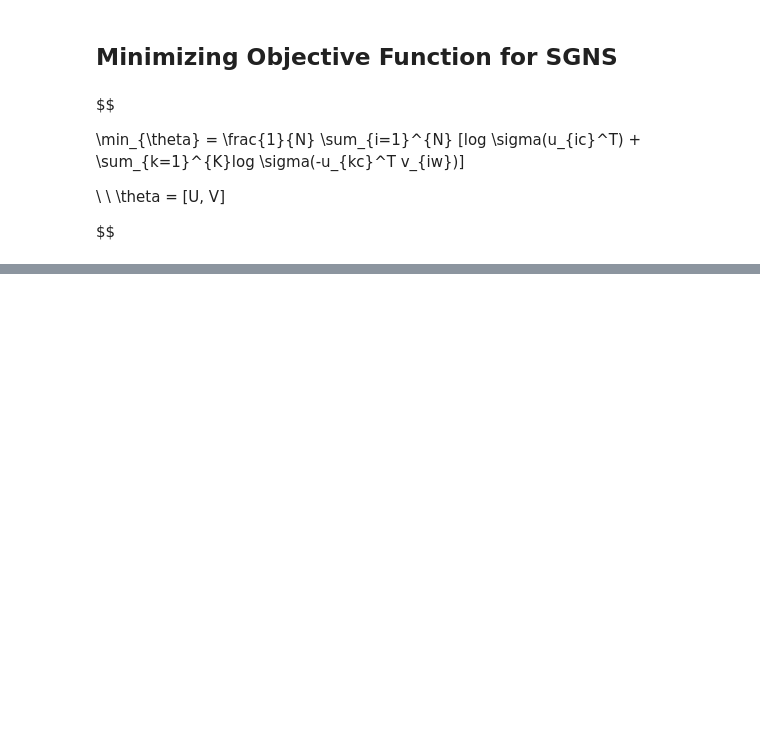
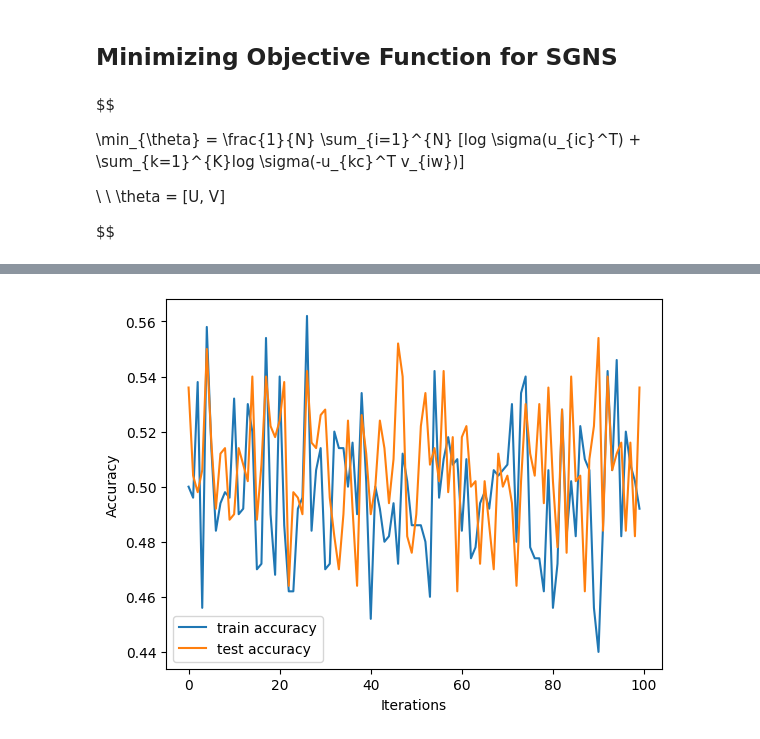
Before and after one commit to kclzl-nus/Word-Embeddings, a Jupyter notebook: SGNS-full-derivative.ipynb, the cells around one changed output, grey strips where cells are left out. Drawn from its saved outputs; the diff is of its cells as text; code cells hidden in the pictures; blank space fills up the shorter version.

```diff
--- a/SGNS-full-derivative.ipynb
+++ b/SGNS-full-derivative.ipynb
@@ -264,12 +30,6 @@ def sigmoid(x):
     return 1 / (1 + jnp.exp(-x))
 # %%
 # define a local loss function
-# where it takes a params argument where params = [U, V]
-# U and V are the embedding matrices. Dimension of U : (n x |v|), Dimension of V : (|v| x n)
-# target is the index of the target word vector in the V matrix. Dimension: (1,)
-# context is the index of the context word vectors in the U matrix. Dimension: (n,)
-# returns a real number
-
 def local_loss(params,
                target,
                context):
@@ -289,9 +49,9 @@ def local_loss(params,
     V_embedding =params[0][0]
     U_embedding = params[0][1]
 
-    v_t = V_embedding.T[target]; print(f'v_t shape: {v_t.shape}') # shape (300,)
-    u_pos = U_embedding[context[0]]; print(f'u_pos shape: {u_pos.shape}')  # shape(300,)
-    u_neg = U_embedding[context[1:]]; print(f'u_neg shape: {u_neg.shape}')  # shape(4, 300)
+    v_t = V_embedding.T[target]; #print(f'v_t shape: {v_t.shape}') # shape (300,)
+    u_pos = U_embedding[context[0]]; #print(f'u_pos shape: {u_pos.shape}')  # shape(300,)
+    u_neg = U_embedding[context[1:]]; #print(f'u_neg shape: {u_neg.shape}')  # shape(4, 300)
 
     return -jnp.log(sigmoid(jnp.dot(u_pos.T, v_t))) - jnp.sum(jnp.log(sigmoid(-jnp.dot(u_neg, v_t))))
 # %%
@@ -309,16 +224,15 @@ loss_value_and_grad = jax.jit( jax.value_and_grad(loss) )
 # %%
 # set up
 n = 300
-v = len(vocab)
-V = np.random.normal(0, 1, size=(n, v)) / np.sqrt(v)
-U = np.random.normal(0, 1, size=(v, n)) / np.sqrt(v)
-params = [(V, U)]
-targets_data = targets.astype(float)
-contexts_data = contexts.astype(float)
-labels_data = labels.astype(float)
+v = len(vocab_train)
+V_init = np.random.normal(0, 1, size=(n, v)) / np.sqrt(n)
+U_init = np.random.normal(0, 1, size=(v, n)) / np.sqrt(n)
+targets_data = targets_train.astype(float)
+contexts_data = contexts_train.astype(float)
+labels_data = labels_train.astype(float)
 
-print(f'V shape: {V.shape}')
-print(f'U shape: {U.shape}')
+print(f'V_init shape: {V_init.shape}')
+print(f'U_init shape: {U_init.shape}')
 print(f'targets_data shape: {targets_data.shape}')
 print(f'contexts_data shape: {contexts_data.shape}')
 print(f'labels_data shape: {labels_data.shape}')
@@ -409,0 +346,12 @@ Text(0, 0.5, 'Loss')
+# %%
+# plot training accuracy and test accuracy on the same plot
+plt.plot(train_accuracies, label='train accuracy')
+plt.plot(test_accuracies, label='test accuracy')
+plt.xlabel('Iterations')
+plt.ylabel('Accuracy')
+plt.legend()
+
+# save as .png file
+plt.savefig('./results/sgns-full/case3/accuracy.png')
+# %% [output]
+[figure, added]
```
Also changed, not shown: parts of 35 cells of this notebook, 3 other files.
